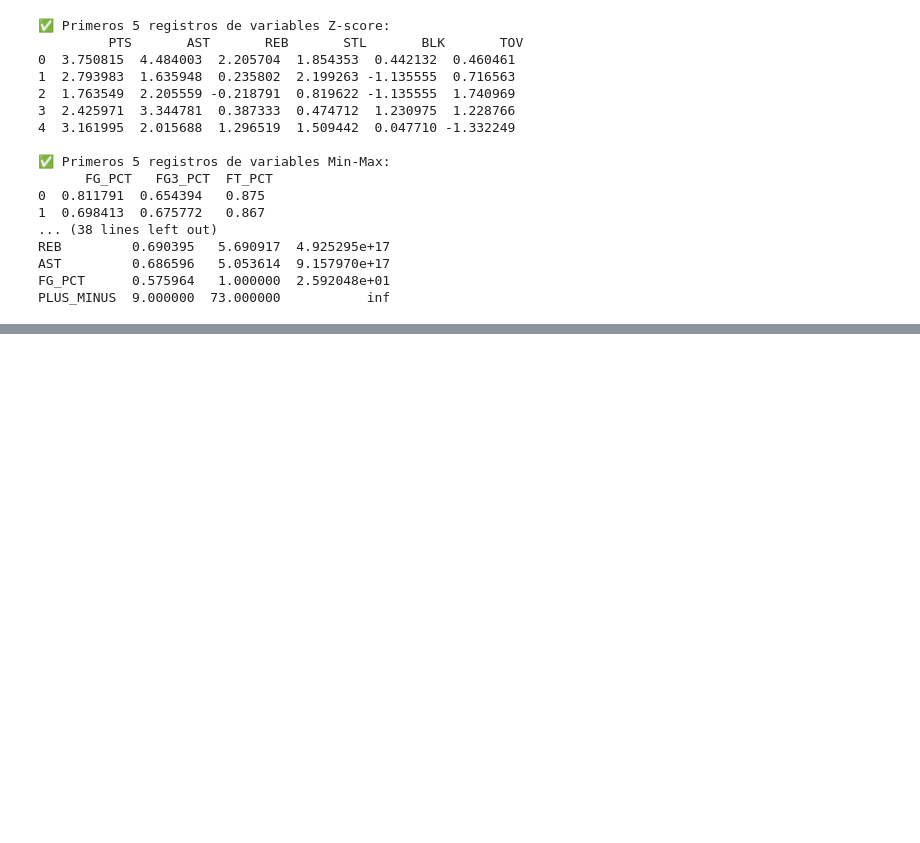
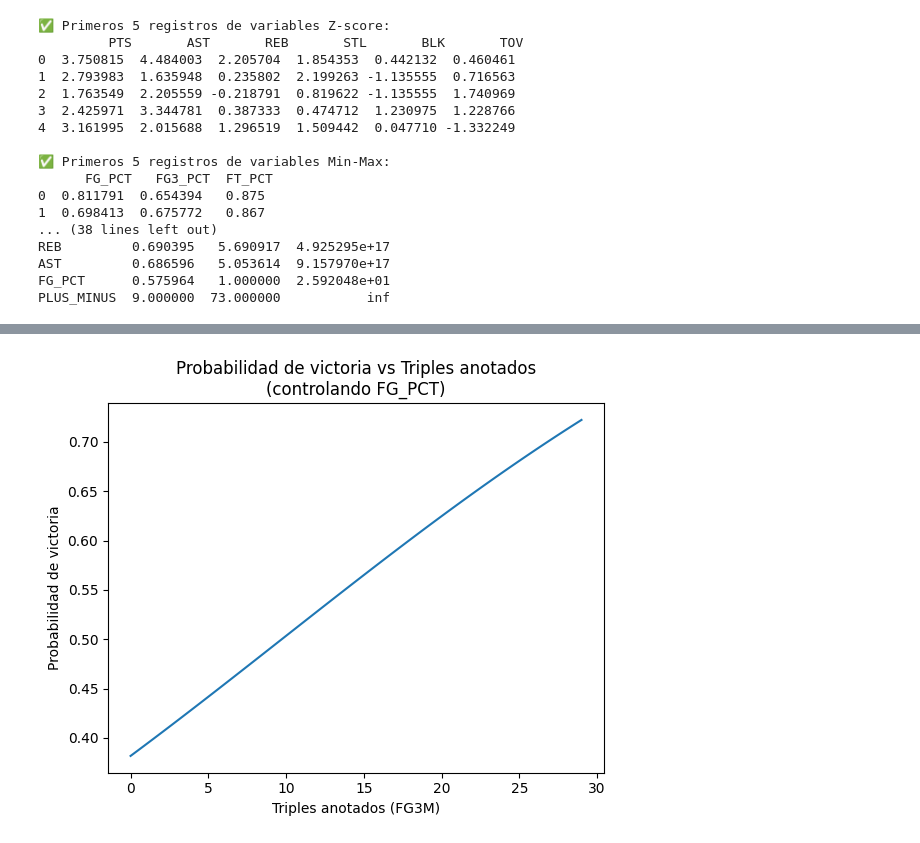
Before and after one commit to ChickenLittle02/NBA_statistics, a Jupyter notebook: Notebook.ipynb, the cells around one changed output, grey strips where cells are left out. Drawn from its saved outputs; the diff is of its cells as text; code cells hidden in the pictures; blank space fills up the shorter version.

```diff
--- a/Proyecto.ipynb
+++ b/Notebook.ipynb
@@ -867,0 +796,85 @@ PLUS_MINUS  9.000000  73.000000           inf
+# %%
+import pandas as pd
+import numpy as np
+import statsmodels.api as sm
+import matplotlib.pyplot as plt
+
+# =========================
+# 1. Cargar datos
+# =========================
+df = pd.read_csv("nba_2010_2024_preprocesado_completo.csv")
+
+# =========================
+# 2. Preparar variables
+# =========================
+data = df[['FG3M', 'FG_PCT', 'WL']].copy()
+data['WL_BINARY'] = data['WL'].map({'W': 1, 'L': 0})
+data = data.dropna()
+
+X = data[['FG3M', 'FG_PCT']]
+y = data['WL_BINARY']
+
+# Agregar intercepto
+X_const = sm.add_constant(X)
+
+# =========================
+# 3. Regresión logística binaria
+# =========================
+model = sm.Logit(y, X_const)
+result = model.fit()
+
+print(result.summary())
+
+# Odds Ratios
+print("\nOdds Ratios:")
+print(np.exp(result.params))
+
+# =========================
+# 4. Gráfico 1: Probabilidad vs FG3M
+# =========================
+fg3m_range = np.linspace(X['FG3M'].min(), X['FG3M'].max(), 100)
+fg_pct_mean = X['FG_PCT'].mean()
+
+X_pred = pd.DataFrame({
+    'const': 1,
+    'FG3M': fg3m_range,
+    'FG_PCT': fg_pct_mean
+})
+
+prob_win = result.predict(X_pred)
+
+plt.figure()
+plt.plot(fg3m_range, prob_win)
+plt.xlabel("Triples anotados (FG3M)")
+plt.ylabel("Probabilidad de victoria")
+plt.title("Probabilidad de victoria vs Triples anotados\n(controlando FG_PCT)")
+plt.show()
+
+# =========================
+# 5. Gráfico 2: Distribución de probabilidades
+# =========================
+data['prob_predicha'] = result.predict(X_const)
+
+plt.figure()
+plt.hist(data.loc[data['WL_BINARY'] == 0, 'prob_predicha'],
+         bins=20, alpha=0.5, label='Derrotas')
+plt.hist(data.loc[data['WL_BINARY'] == 1, 'prob_predicha'],
+         bins=20, alpha=0.5, label='Victorias')
+plt.xlabel("Probabilidad predicha de victoria")
+plt.ylabel("Frecuencia")
+plt.title("Distribución de probabilidades predichas")
+plt.legend()
+plt.show()
+
+# =========================
+# 6. Conclusión automática
+# =========================
+p_fg3m = result.pvalues['FG3M']
+
+print("\nConclusión:")
+if p_fg3m < 0.05:
+    print("Existe una relación estadísticamente significativa entre FG3M y la victoria,")
+    print("controlando por la efectividad general de tiro (FG_PCT).")
+else:
+    print("No se encuentra una relación estadísticamente significativa entre FG3M y la victoria.")
+# %% [output]
@@ -867,0 +898 @@ PLUS_MINUS  9.000000  73.000000           inf
+[figure, added]
```
Also changed, not shown: parts of 14 cells of this notebook, 18 other files.
